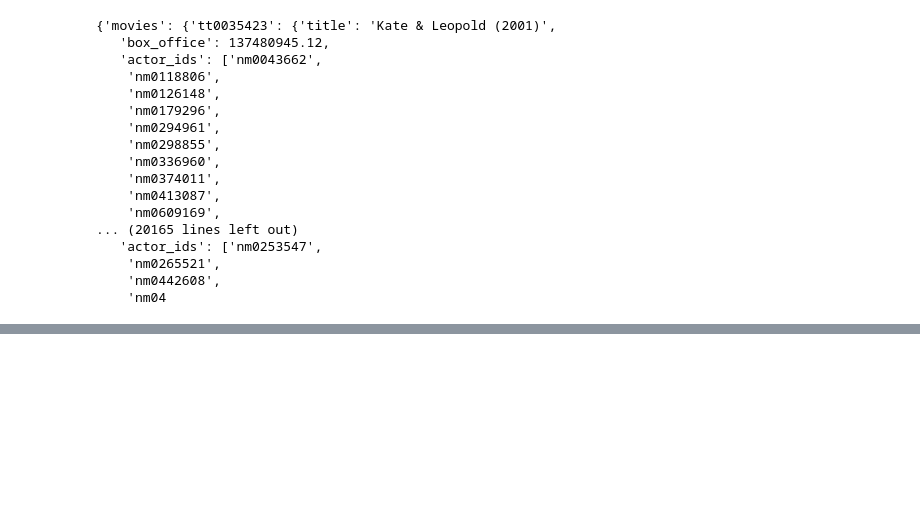
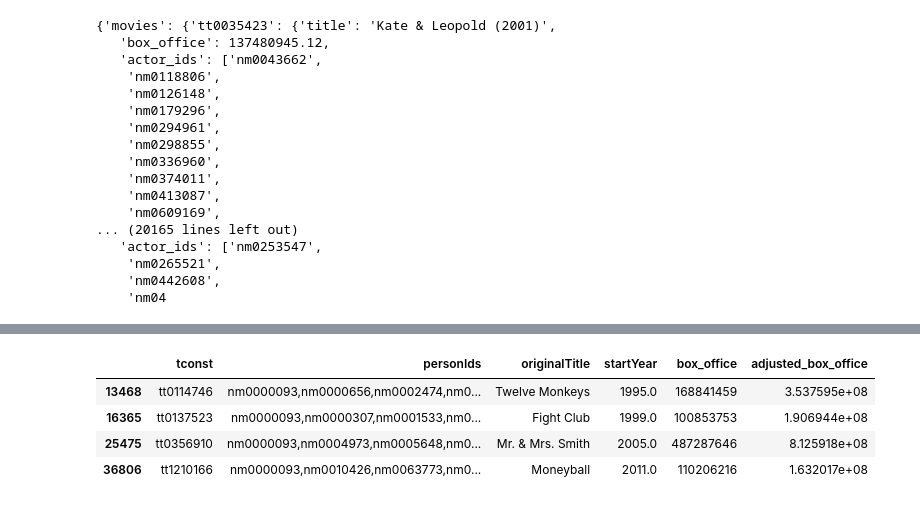
Before and after one commit to Shilord/Data515_MediaAnalysis_FinalProj, a Jupyter notebook: game_logic/testing.ipynb, the cells around one changed output, grey strips where cells are left out. Cells and saved outputs as stored; diff of their text form; code cells hidden in the pictures; blank space fills up the shorter version.

```diff
--- a/game_logic/testing.ipynb
+++ b/game_logic/testing.ipynb
@@ -90,0 +91,8 @@ game_logic.get_movies_for_actor('nm0000168', game_data)
+# %%
+movies[movies['personIds'].map(lambda x: 'nm0000093' in x)]
+# %% [output]
+|  | tconst | personIds | originalTitle | startYear | box_office | adjusted_box_office |
+| 13468 | tt0114746 | nm0000093,nm0000656,nm0002474,nm0... | Twelve Monkeys | 1995.0 | 168841459 | 3.537595e+08 |
+| 16365 | tt0137523 | nm0000093,nm0000307,nm0001533,nm0... | Fight Club | 1999.0 | 100853753 | 1.906944e+08 |
+| 25475 | tt0356910 | nm0000093,nm0004973,nm0005648,nm0... | Mr. & Mrs. Smith | 2005.0 | 487287646 | 8.125918e+08 |
+| 36806 | tt1210166 | nm0000093,nm0010426,nm0063773,nm0... | Moneyball | 2011.0 | 110206216 | 1.632017e+08 |
```
Also changed, not shown: parts of 2 cells of this notebook.
